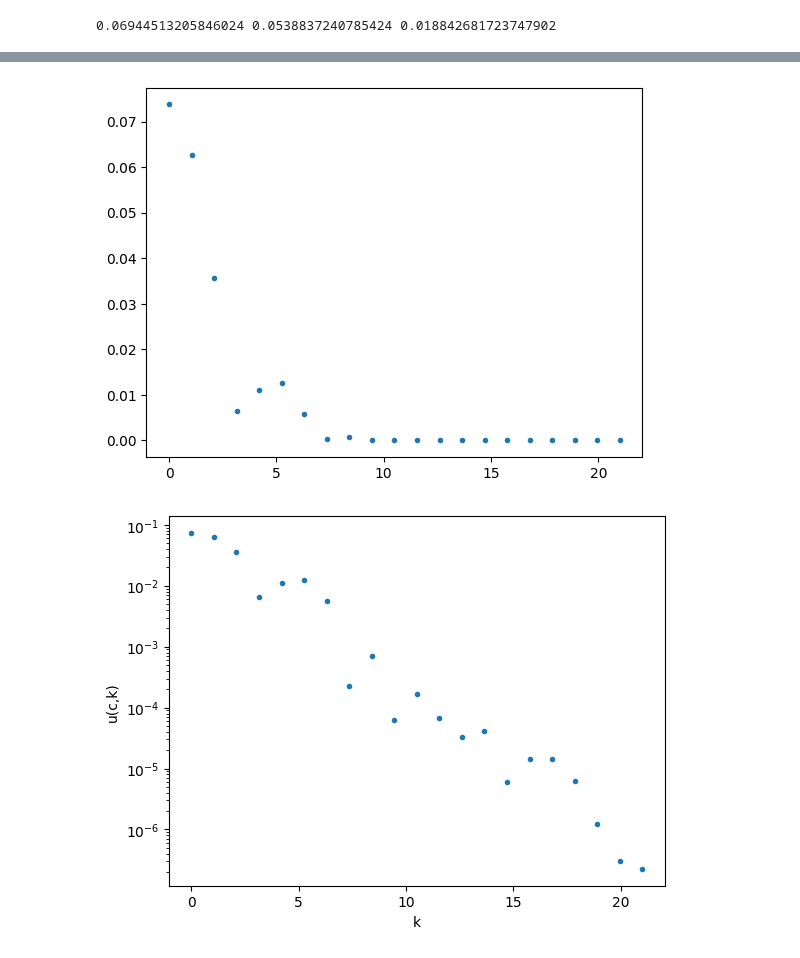
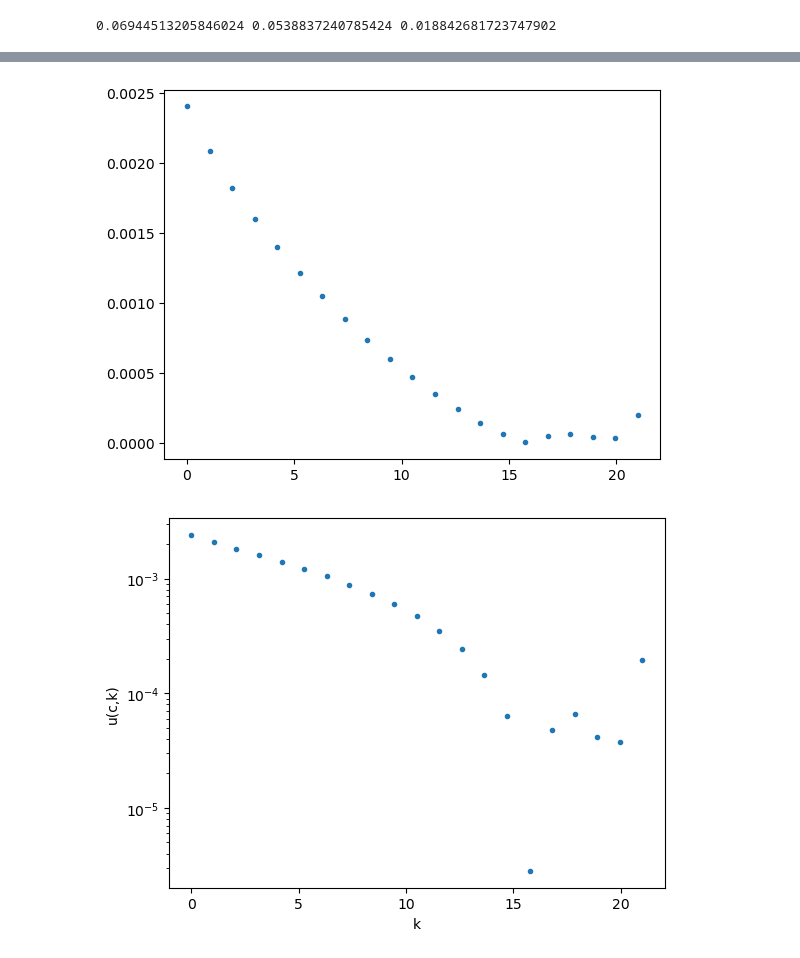
Before and after one commit to naiaseh/Trunk, a Jupyter notebook: PinnNew/FourierKawaharaNoCInput.ipynb, the cells around one changed output, grey strips where cells are left out. Cells and saved outputs as stored; diff of their text form; code cells hidden in the pictures.

```diff
--- a/PinnNew/FourierKawaharaNoCInput.ipynb
+++ b/PinnNew/FourierKawaharaNoCInput.ipynb
@@ -30,5 +24,10 @@ backbone = create_dense_model([64, 64, 64, 64], activation = tf.math.cos, initia
+# %%
+normalizer = tf.keras.layers.Normalization(axis=None)
+normalizer.adapt(k)
+backbone = create_dense_model_Normalized([31, 31, 31, 31, 31, 31], activation = tf.math.cos, initializer='glorot_normal', \
+    n_inputs=1, n_outputs=1, normalizer=normalizer)
 # %%
 pinn = FourierKawaharaPINN_noCInput(backbone, alpha = 1.0, beta= 1/26. ,sigma = 1., c=0.9657002576175904, loss_residual_weight=1.)
-scheduler = tf.keras.optimizers.schedules.ExponentialDecay(1e-3, decay_steps=400, decay_rate=0.92)
+scheduler = tf.keras.optimizers.schedules.ExponentialDecay(1e-3, decay_steps=400, decay_rate=0.86)
 optimizer = tf.keras.optimizers.Adam(learning_rate=scheduler)
 pinn.compile(optimizer=optimizer)
@@ -35,3 +37,5 @@ pinn.compile(optimizer=optimizer)
 # %%
-history = pinn.fit_custom(inputs, outputs, epochs=40000, print_every=500)
+# tf.config.run_functions_eagerly(True)
+history = pinn.fit_custom(inputs, outputs, epochs=10000, print_every=500)
+# pinn(inputs)
 # %% [output]
@@ -66,7 +73,7 @@ def plot_snapshots(model, cList, k_init, k_max, num_test_samples = 21):
     k_flat = np.linspace(k_init, k_max, num_test_samples)
 
 
-    u = model.backbone.predict(k, batch_size=num_test_samples)
+    u = model.backbone.predict(k_flat, batch_size=num_test_samples)
     plt.plot(k_flat, tf.abs(u),'.')
     plt.show()
     plt.xlabel('k')
@@ -77,3 +86,3 @@ def plot_snapshots(model, cList, k_init, k_max, num_test_samples = 21):
 # %%
-u = plot_snapshots(pinn, [ 0.9657], 0, 21, num_test_samples = 21)
+u = plot_snapshots(pinn, [ 0.9657002576175904], 0, 21, num_test_samples = 21)
 # %% [output]
@@ -81,2 +90,2 @@ u = plot_snapshots(pinn, [ 0.9657], 0, 21, num_test_samples = 21)
-[figure, old version]
+[figure, new version]
-[figure, old version]
+[figure, new version]
```
Also changed, not shown: parts of 16 cells of this notebook, 2 other files.
